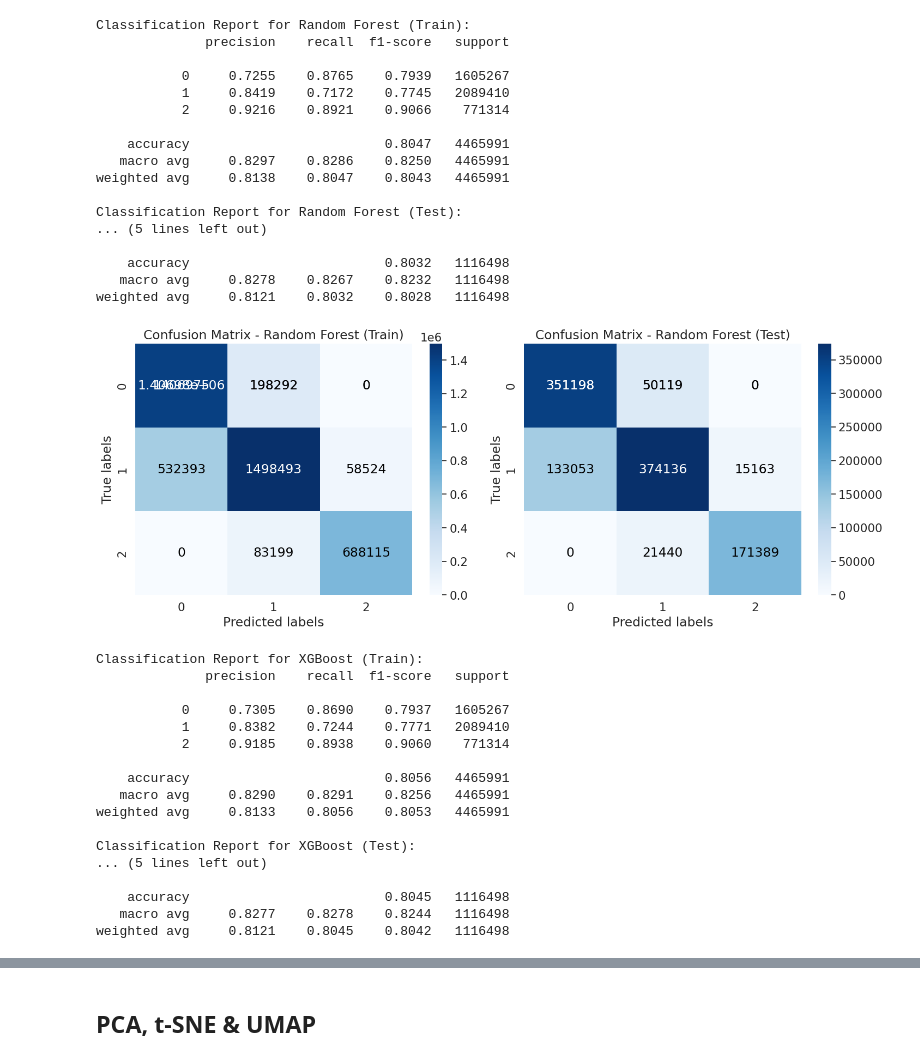
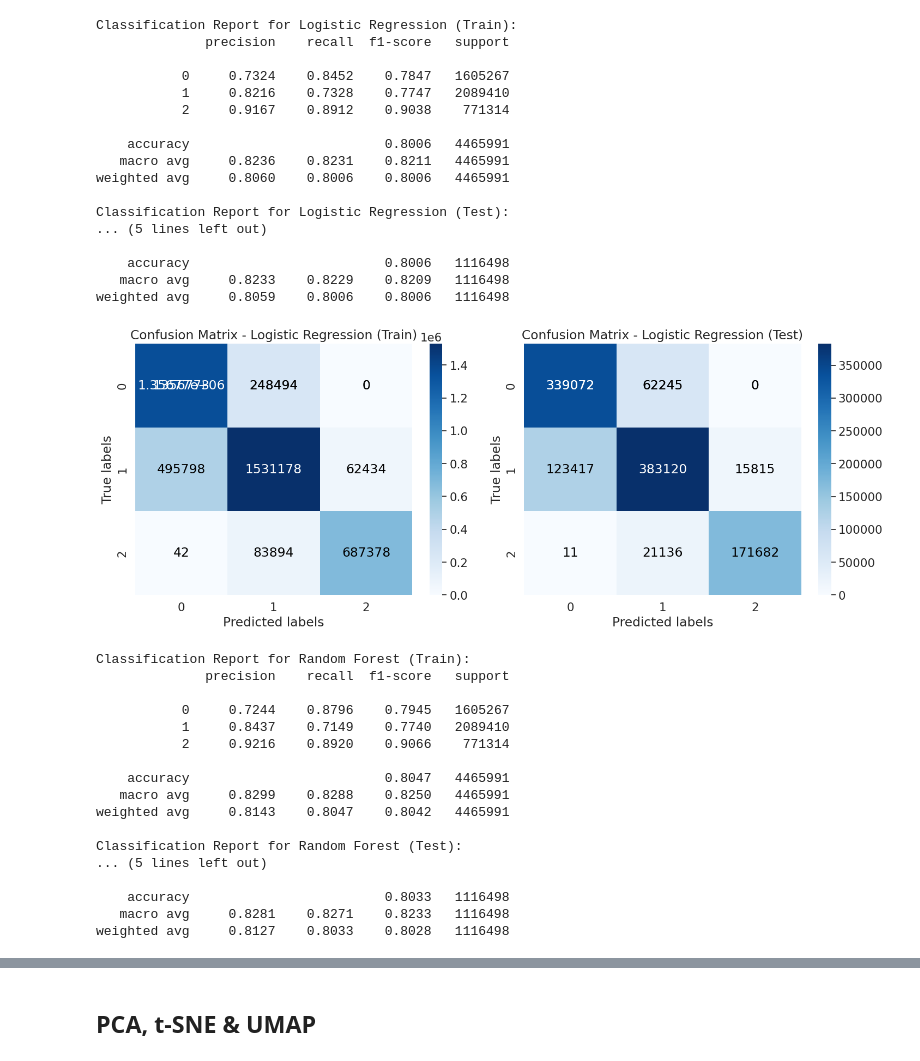
Before and after one commit to makboard/CompanyLifetime, a Jupyter notebook: notebooks/metrics.ipynb, the cells around one changed output, grey strips where cells are left out. Saved outputs shown, nothing was run; the diff lists cells and outputs as text; code cells hidden in the pictures.

```diff
--- a/notebooks/metrics.ipynb
+++ b/notebooks/metrics.ipynb
@@ -22,9 +22,10 @@ import matplotlib.pyplot as plt
 import umap
 import umap.plot
 # %%
-rf = open_pickle(os.path.join("..", "data", "models"), "rf_classifier_3_first_year.pkl")
-lr = open_pickle(os.path.join("..", "data", "models"), "log_reg_2.pkl")
-xgb = open_pickle(os.path.join("..", "data", "models"), "xgb_classifier_3_first_year.pkl")
+rf = open_pickle(os.path.join("..", "data", "models"), "rf_classifier_first_year.pkl")
+lr = open_pickle(os.path.join("..", "data", "models"), "log_reg_first_year.pkl")
+xgb = open_pickle(os.path.join("..", "data", "models"), "xgb_classifier_first_year.pkl")
+catboost = open_pickle(os.path.join("..", "data", "models"), "catboost_classifier_first_year.pkl")
 
 data = open_pickle(os.path.join("..", "data", "pkls"), "processed_dataset_classification_first_year.pkl")
 X_train, X_test, y_train, y_test = (
@@ -36,42 +37,42 @@ X_train, X_test, y_train, y_test = (
 # %%
 # Evaluate each model
 for model, name in zip(
-    [lr, rf, xgb], ["Logistic Regression", "Random Forest", "XGBoost"]
+    [lr, rf, xgb, catboost], ["Logistic Regression", "Random Forest", "XGBoost", "Catboost"]
 ):
     evaluate_model(model, X_train, y_train, X_test, y_test, name)
 # %% [output]
-Classification Report for Random Forest (Train):
+Classification Report for Logistic Regression (Train):
               precision    recall  f1-score   support
 
-           0     0.7255    0.8765    0.7939   1605267
-           1     0.8419    0.7172    0.7745   2089410
-           2     0.9216    0.8921    0.9066    771314
+           0     0.7324    0.8452    0.7847   1605267
+           1     0.8216    0.7328    0.7747   2089410
+           2     0.9167    0.8912    0.9038    771314
 
-    accuracy                         0.8047   4465991
-   macro avg     0.8297    0.8286    0.8250   4465991
-weighted avg     0.8138    0.8047    0.8043   4465991
+    accuracy                         0.8006   4465991
+   macro avg     0.8236    0.8231    0.8211   4465991
+weighted avg     0.8060    0.8006    0.8006   4465991
 
-Classification Report for Random Forest (Test):
+Classification Report for Logistic Regression (Test):
 ... (5 lines left out)
 
-    accuracy                         0.8032   1116498
-   macro avg     0.8278    0.8267    0.8232   1116498
-weighted avg     0.8121    0.8032    0.8028   1116498
+    accuracy                         0.8006   1116498
+   macro avg     0.8233    0.8229    0.8209   1116498
+weighted avg     0.8059    0.8006    0.8006   1116498
-[figure, old version]
+[figure, new version]
-Classification Report for XGBoost (Train):
+Classification Report for Random Forest (Train):
               precision    recall  f1-score   support
 
-           0     0.7305    0.8690    0.7937   1605267
-           1     0.8382    0.7244    0.7771   2089410
-           2     0.9185    0.8938    0.9060    771314
+           0     0.7244    0.8796    0.7945   1605267
+           1     0.8437    0.7149    0.7740   2089410
+           2     0.9216    0.8920    0.9066    771314
 
-    accuracy                         0.8056   4465991
-   macro avg     0.8290    0.8291    0.8256   4465991
-weighted avg     0.8133    0.8056    0.8053   4465991
+    accuracy                         0.8047   4465991
+   macro avg     0.8299    0.8288    0.8250   4465991
+weighted avg     0.8143    0.8047    0.8042   4465991
 
-Classification Report for XGBoost (Test):
+Classification Report for Random Forest (Test):
 ... (5 lines left out)
 
-    accuracy                         0.8045   1116498
-   macro avg     0.8277    0.8278    0.8244   1116498
-weighted avg     0.8121    0.8045    0.8042   1116498
+    accuracy                         0.8033   1116498
+   macro avg     0.8281    0.8271    0.8233   1116498
+weighted avg     0.8127    0.8033    0.8028   1116498
```
Also changed, not shown: parts of 3 cells of this notebook, 1 other file.
